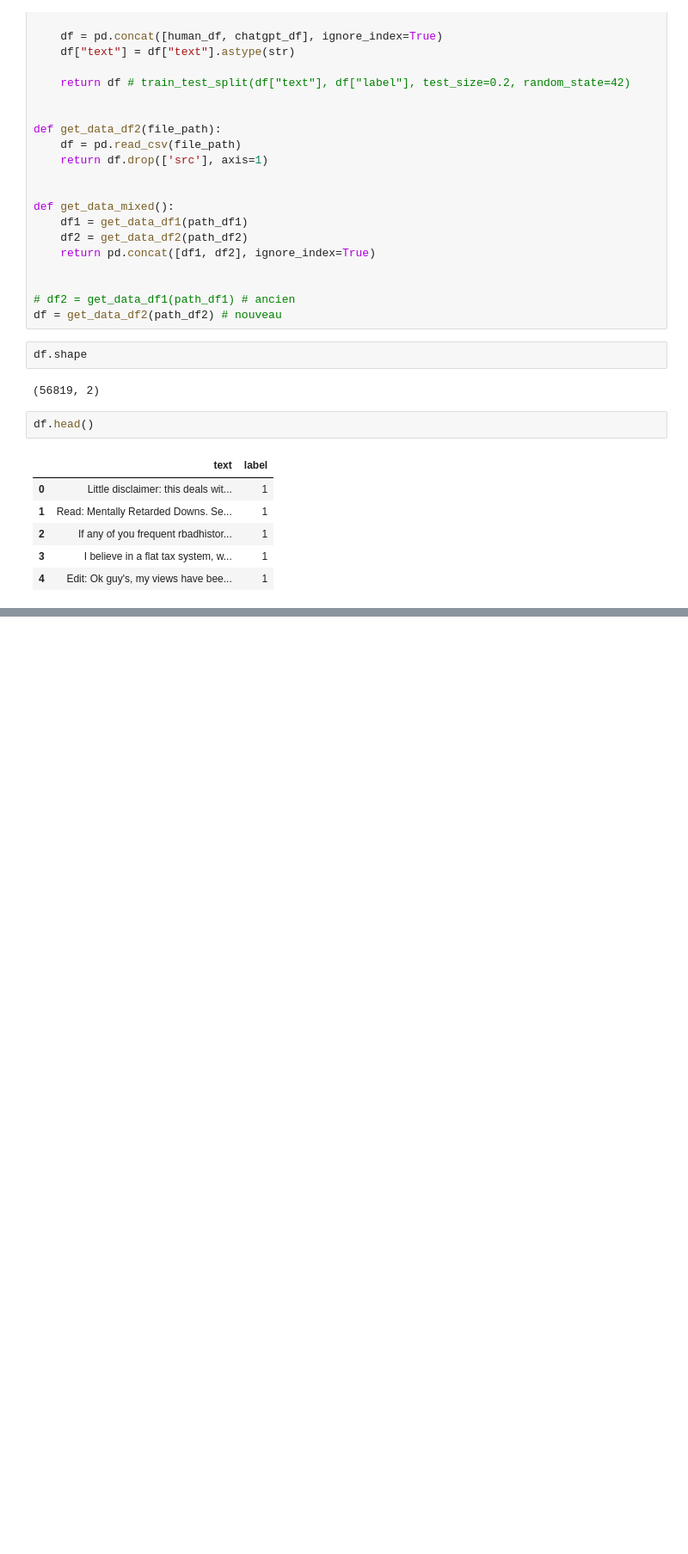
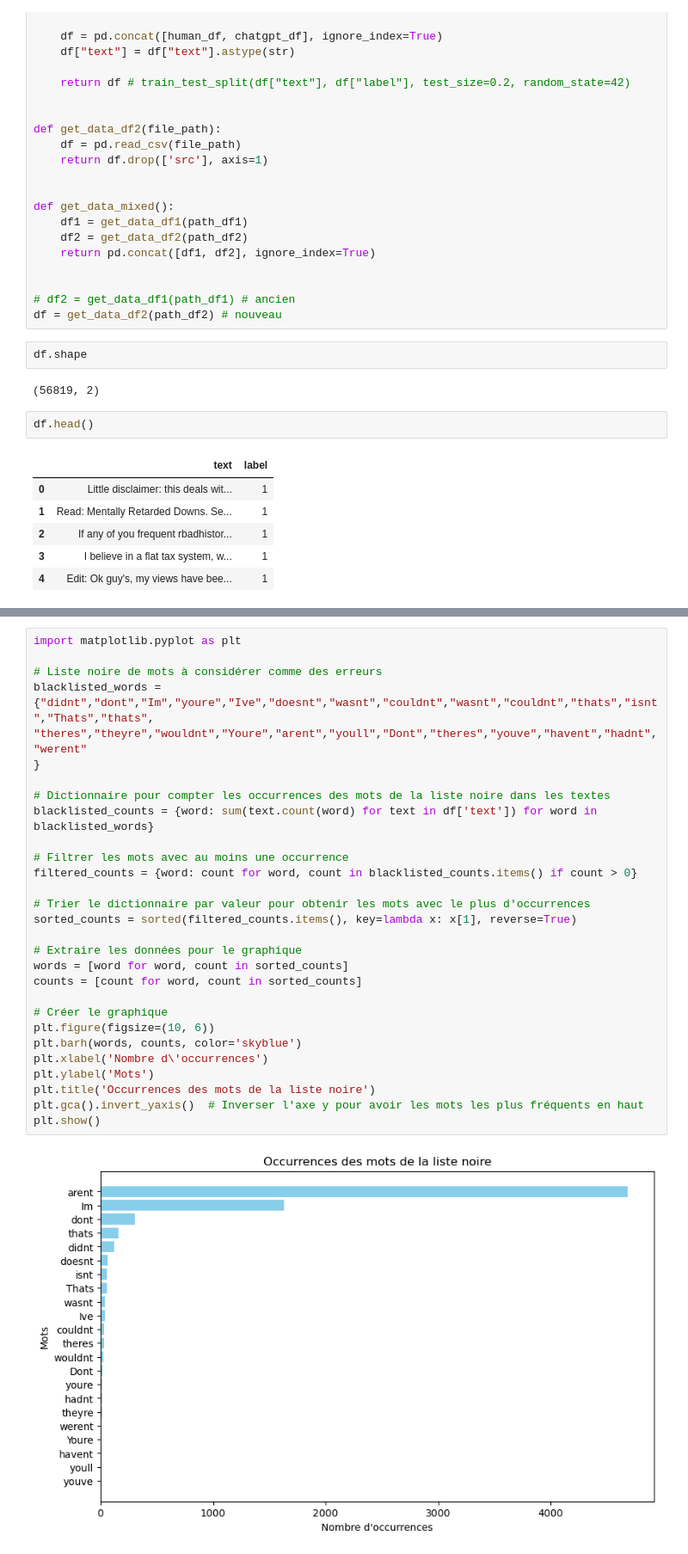
Before and after one commit to DjDonPablo/IA-DATA-HACK, a Jupyter notebook: exploJ.ipynb, the cells around one changed output, grey strips where cells are left out. Shown: that part at 86% size. Cells and saved outputs as stored; diff of their text form; blank space fills up the shorter version.

```diff
--- a/exploJ.ipynb
+++ b/exploJ.ipynb
@@ -107,0 +57,31 @@ plt.show()
+# %%
+import matplotlib.pyplot as plt
+
+# Liste noire de mots à considérer comme des erreurs
+blacklisted_words = {"didnt","dont","Im","youre","Ive","doesnt","wasnt","couldnt","wasnt","couldnt","thats","isnt","Thats","thats",
+"theres","theyre","wouldnt","Youre","arent","youll","Dont","theres","youve","havent","hadnt","werent"
+}
+
+# Dictionnaire pour compter les occurrences des mots de la liste noire dans les textes
+blacklisted_counts = {word: sum(text.count(word) for text in df['text']) for word in blacklisted_words}
+
+# Filtrer les mots avec au moins une occurrence
+filtered_counts = {word: count for word, count in blacklisted_counts.items() if count > 0}
+
+# Trier le dictionnaire par valeur pour obtenir les mots avec le plus d'occurrences
+sorted_counts = sorted(filtered_counts.items(), key=lambda x: x[1], reverse=True)
+
+# Extraire les données pour le graphique
+words = [word for word, count in sorted_counts]
+counts = [count for word, count in sorted_counts]
+
+# Créer le graphique
+plt.figure(figsize=(10, 6))
+plt.barh(words, counts, color='skyblue')
+plt.xlabel('Nombre d\'occurrences')
+plt.ylabel('Mots')
+plt.title('Occurrences des mots de la liste noire')
+plt.gca().invert_yaxis()  # Inverser l'axe y pour avoir les mots les plus fréquents en haut
+plt.show()
+# %% [output]
+[figure, added]
```
Also changed, not shown: parts of 1 cell of this notebook.
